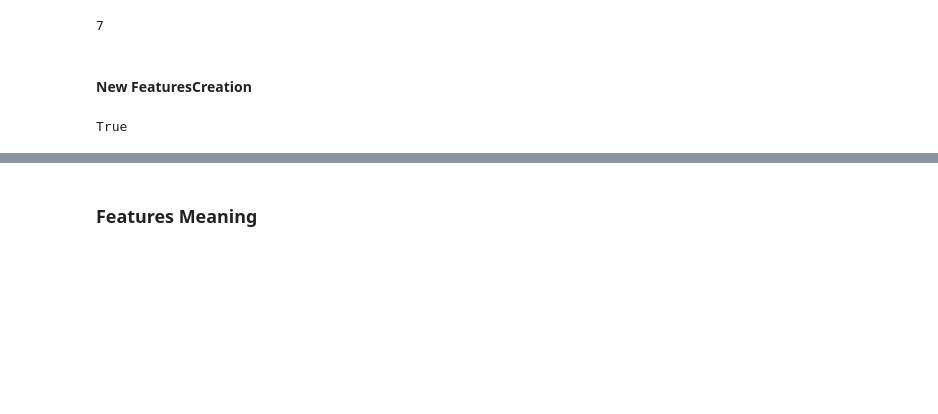
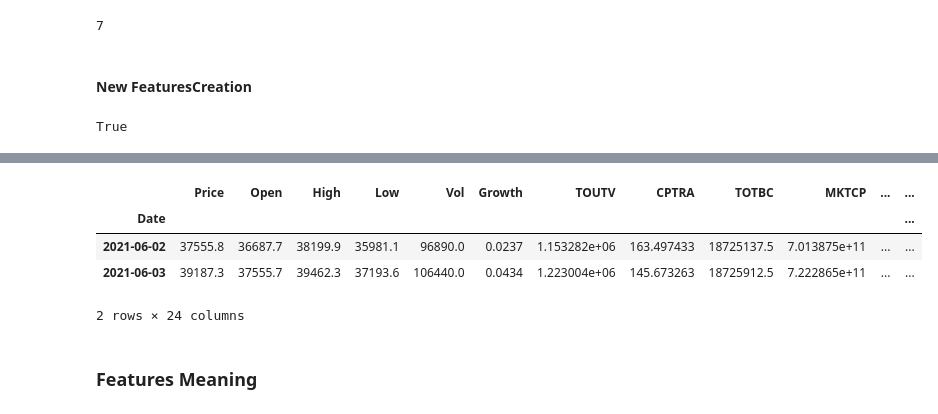
Before and after one commit to serg-razum-off/DFP-Numeric-2, a Jupyter notebook: train/btc_eda_playground.ipynb, the cells around one changed output, grey strips where cells are left out. Drawn from its saved outputs; the diff is of its cells as text; code cells hidden in the pictures; blank space fills up the shorter version.

```diff
--- a/train/btc_eda_playground.ipynb
+++ b/train/btc_eda_playground.ipynb
@@ -113,4 +103,12 @@ data_manager.data_btc[-5:]
 5 rows × 24 columns
+# %%
+data_manager.data_btc.loc['2021-06-02':'2021-06-03']
+# %% [output]
+|  | Price | Open | High | Low | Vol | Growth | TOUTV | CPTRA | TOTBC | MKTCP | ... | ... |
+| Date |  |  |  |  |  |  |  |  |  |  |  | ... |
+| 2021-06-02 | 37555.8 | 36687.7 | 38199.9 | 35981.1 | 96890.0 | 0.0237 | 1.153282e+06 | 163.497433 | 18725137.5 | 7.013875e+11 | ... | ... |
+| 2021-06-03 | 39187.3 | 37555.7 | 39462.3 | 37193.6 | 106440.0 | 0.0434 | 1.223004e+06 | 145.673263 | 18725912.5 | 7.222865e+11 | ... | ... |
+2 rows × 24 columns
 # %% [markdown]
 ### Features Meaning
 # %%
```
Also changed, not shown: parts of 16 cells of this notebook, 15 other files.
